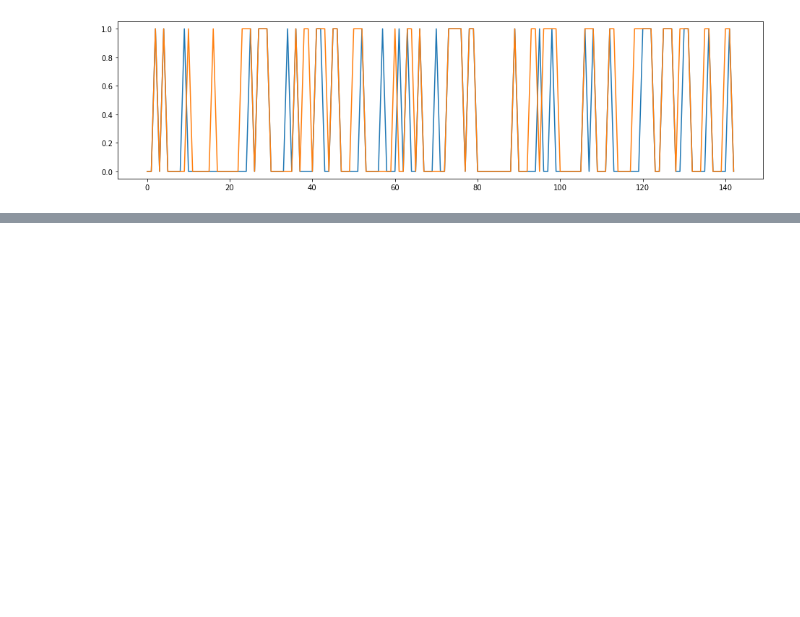
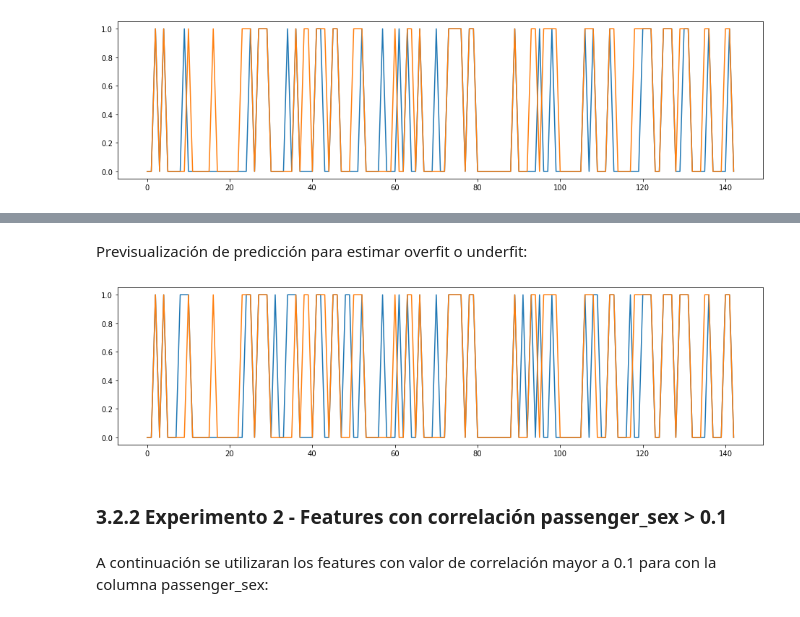
Before and after one commit to josedalvik/datascience_stlearning1_proyecto, a Jupyter notebook: Parte1-Entrenamiento.ipynb, the cells around one changed output, grey strips where cells are left out. Cells and saved outputs as stored; diff of their text form; code cells hidden in the pictures; blank space fills up the shorter version.

```diff
--- a/Parte1-Entrenamiento.ipynb
+++ b/Parte1-Entrenamiento.ipynb
@@ -670,0 +676,5 @@ E_identificar_sobre_entrenamiento(EAD_prediccion, E_validation_target)
+# %%
+def ESVM_SVM(ESVM_s_x, ESVM_s_y, ESVM_x_columnas):
+    ESVM_s_modelo = svm.SVC()
+    ESVM_s_modelo.fit(ESVM_s_x.iloc[:,ESVM_x_columnas], ESVM_s_y.values.ravel())
+    return ESVM_s_modelo
@@ -670,0 +685,8 @@ E_identificar_sobre_entrenamiento(EAD_prediccion, E_validation_target)
+# %%
+ESVM_columnas = np.full(len(E_train_features.columns), True)
+ESVM_svm_modelo = ESVM_SVM(E_train_features, E_train_target, ESVM_columnas)
+ESVM_prediccion = ESVM_svm_modelo.predict(E_validation_features.iloc[:,ESVM_columnas])
+
+clf = svm.SVC()
+clf.fit(E_train_features.iloc[:,ESVM_columnas], E_train_target.values.ravel())
+clf.predict(E_validation_features.iloc[:,ESVM_columnas])
@@ -670,0 +703,10 @@ E_identificar_sobre_entrenamiento(EAD_prediccion, E_validation_target)
+# %% [markdown]
+Previsualización de predicción para estimar overfit o underfit:
+# %%
+E_identificar_sobre_entrenamiento(ESVM_prediccion, E_validation_target)
+# %% [output]
+[figure, added]
+# %% [markdown]
+### 3.2.2 Experimento 2 - Features con correlación passenger_sex > 0.1
+# %% [markdown]
+A continuación se utilizaran los features con valor de correlación mayor a 0.1 para con la columna passenger_sex:
```
Also changed, not shown: parts of 18 cells of this notebook, 1 other file.
